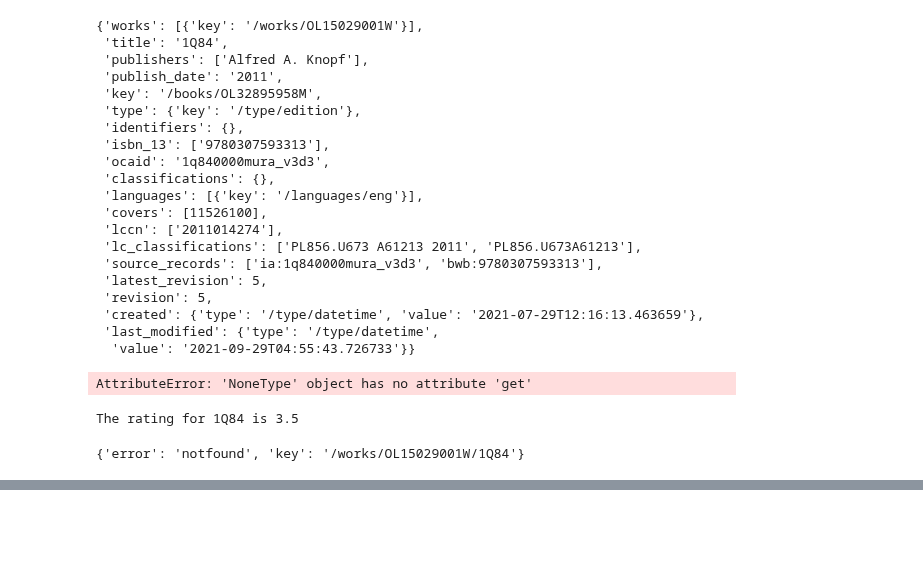
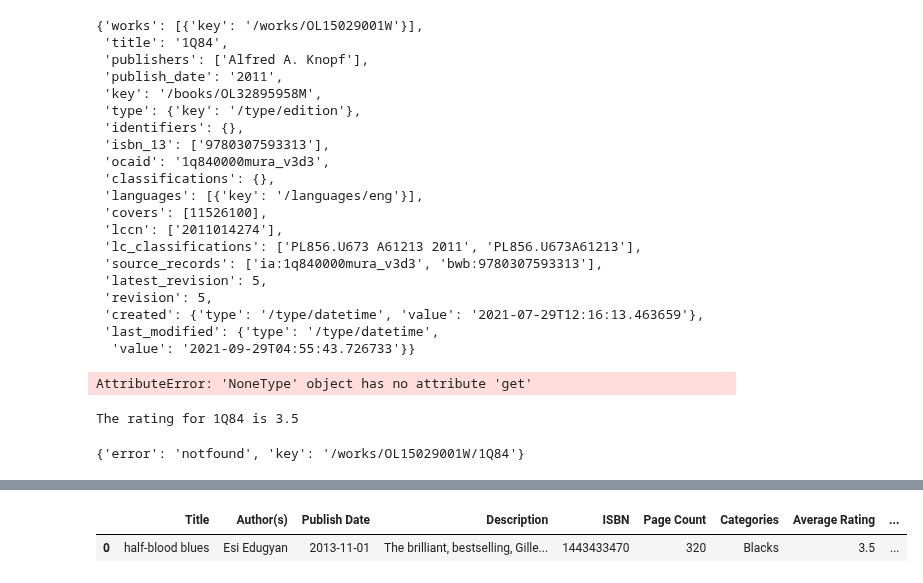
Before and after one commit to lalelisealstad/mybook-dashboard, a Jupyter notebook: app.ipynb, the cells around one changed output, grey strips where cells are left out. Drawn from its saved outputs; the diff is of its cells as text; code cells hidden in the pictures; blank space fills up the shorter version.

```diff
--- a/app.ipynb
+++ b/app.ipynb
@@ -276,0 +368,81 @@ data
+# %%
+
+def get_book_info(book_name, author_name):
+
+    """
+    Function to get book details using Google API.
+    Params: book_name, author_name
+
+    """
+    import requests
+    import pandas as pd
+    import numpy as np
+
+    base_url = 'https://www.googleapis.com/books/v1/volumes'
+    params = {
+        'q': f'intitle:{book_name}+inauthor:{author_name}',
+        'maxResults': 1
+    }
+
+    response = requests.get(base_url, params=params)
+    data = response.json()
+
+    if 'items' in data and len(data['items']) > 0:
+        book = data['items'][0]['volumeInfo']
+    else:
+        # Adjust the book name with the added string ': A novel'
+        adjusted_book_name = f"{book_name}: A novel"
+        params['q'] = f'intitle:{adjusted_book_name}'
+
+        response = requests.get(base_url, params=params)
+        data = response.json()
+
+        if 'items' in data and len(data['items']) > 0:
+            book = data['items'][0]['volumeInfo']
+        else:
+            # Reset the query to check for just the title
+            params['q'] = f'intitle:{book_name}'
+
+            response = requests.get(base_url, params=params)
+            data = response.json()
+
+            if 'items' in data and len(data['items']) > 0:
+                book = data['items'][0]['volumeInfo']
+            else:
+                book = {}
+
+    # title = using the imput from the df to make sure the title return will match the df.
+    authors = book.get('authors', [np.nan])
+    publish_date = book.get('publishedDate', np.nan)
+    description = book.get('description', np.nan)
+    identifiers = book.get('industryIdentifiers', [])
+    isbn = identifiers[0]['identifier'] if identifiers else np.nan
+    page_count = book.get('pageCount', np.nan)
+    categories = book.get('categories', [np.nan])
+    average_rating = book.get('averageRating', np.nan)
+    rating_count = book.get('ratingsCount', np.nan)
+    language = book.get('language', np.nan)
+
+    book_info = pd.DataFrame({
+        'Title': [book_name],
+        'Author(s)': [", ".join(map(str, authors))],
+        'Publish Date': [publish_date],
+        'Description': [description],
+        'ISBN': [isbn],
+        'Page Count': [page_count],
+        'Categories': [", ".join(map(str, categories))],
+        'Average Rating': [average_rating],
+        'Rating Count': [rating_count],
+        'Language': [language]
+    })
+
+    return book_info
+
+# Example usage
+book_name = "half-blood blues"
+author_name = "Esi Edugyan"
+book_info_df = get_book_info(book_name, author_name)
+book_info_df
+# %% [output]
+|  | Title | Author(s) | Publish Date | Description | ISBN | Page Count | Categories | Average Rating | ... |
+| 0 | half-blood blues | Esi Edugyan | 2013-11-01 | The brilliant, bestselling, Gille... | 1443433470 | 320 | Blacks | 3.5 | ... |
```
Also changed, not shown: parts of 10 cells of this notebook, 9 other files.
